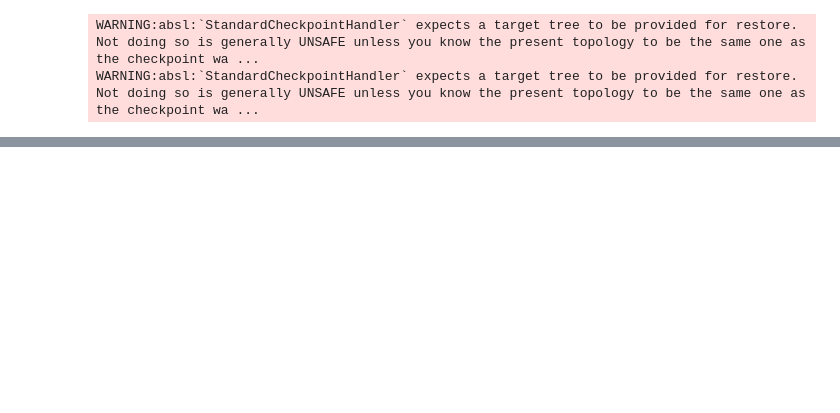
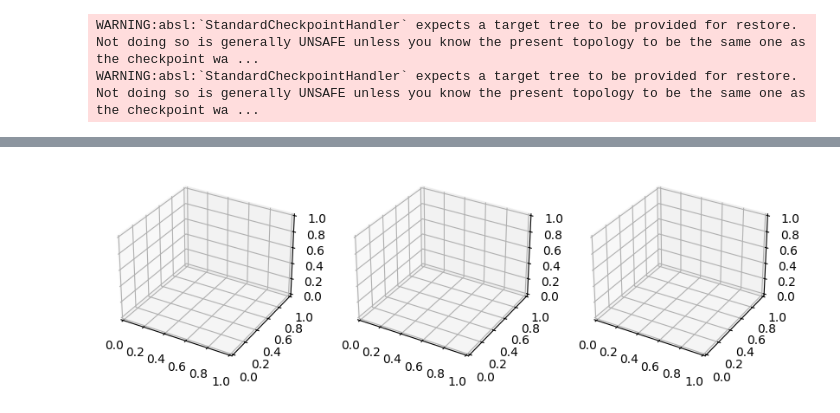
Before and after one commit to NanxiiChen/irr-pinn, a Jupyter notebook: examples/ice_melting_sphere/eval.ipynb, the cells around one changed output, grey strips where cells are left out. Saved outputs shown, nothing was run; the diff lists cells and outputs as text; code cells hidden in the pictures; blank space fills up the shorter version.

```diff
--- a/examples/ice_melting_sphere/eval.ipynb
+++ b/examples/ice_melting_sphere/eval.ipynb
@@ -78,0 +92,21 @@ ax.legend()
+# %%
+mesh = jnp.load(f"{cfg.DATA_PATH}/mesh_points.npy") / cfg.Lc
+params_noirr = ckpt.restore("/root/tf-logs/ice-melting/2025-03-17-20-40-04/model-1000/")["params"]
+
+
+fig, axes = plt.subplots(1, 3, figsize=(10, 3), subplot_kw={"projection": "3d"})
+
+for i, t in enumerate([2.5, 2.75, 3.0]):
+    ax = axes[i]
+    t = jnp.ones_like(mesh[:, 0:1]) * t / cfg.Tc
+    dphi_dt = vmap(pinn.net_speed, in_axes=(None, 0, 0))(params_noirr, mesh, t)
+    idx = jnp.where(dphi_dt > 0.0)[0]
+    ax.scatter(mesh[idx, 0], mesh[idx, 1], mesh[idx, 2], c=dphi_dt[idx], cmap="coolwarm")
+    # cb = plt.colorbar(ax.collections[0], ax=ax)
+
+
+# refsol = jnp.load(f"{cfg.DATA_PATH}/sol-2.8000.npy")
+# idx = jnp.where(refsol > 0.0)[0]
+# ax.scatter(mesh[idx, 0], mesh[idx, 1], mesh[idx, 2])
+# ax.set(xlim=[-0.5, 0.5], ylim=[-0.5, 0.5], zlim=[-0.5, 0.5])
+# %% [output]
@@ -78,0 +114 @@ ax.legend()
+[figure, added]
```
Also changed, not shown: parts of 7 cells of this notebook, 5 other files.
